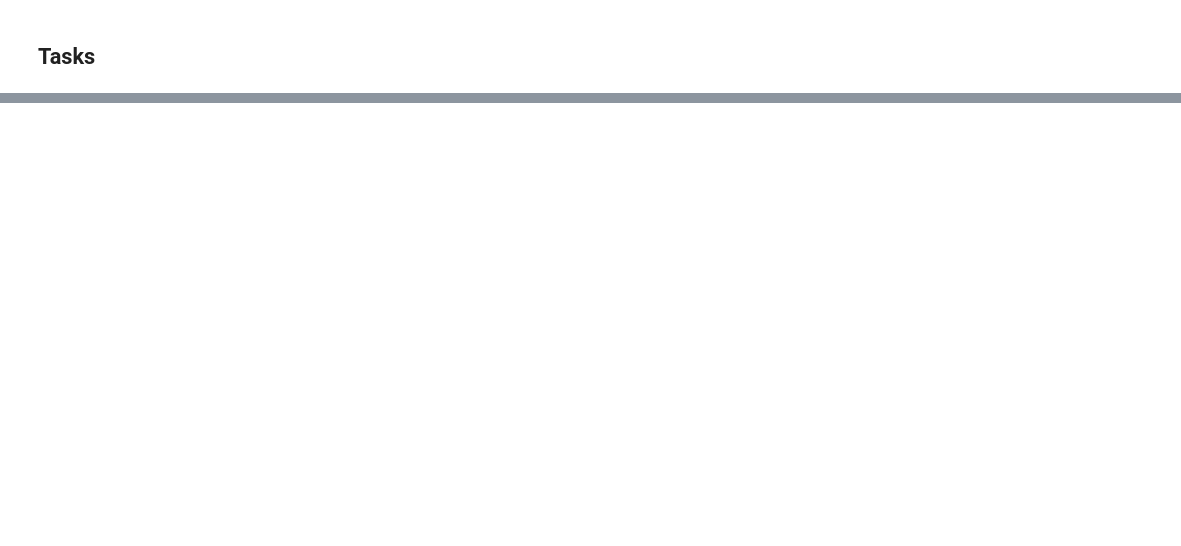
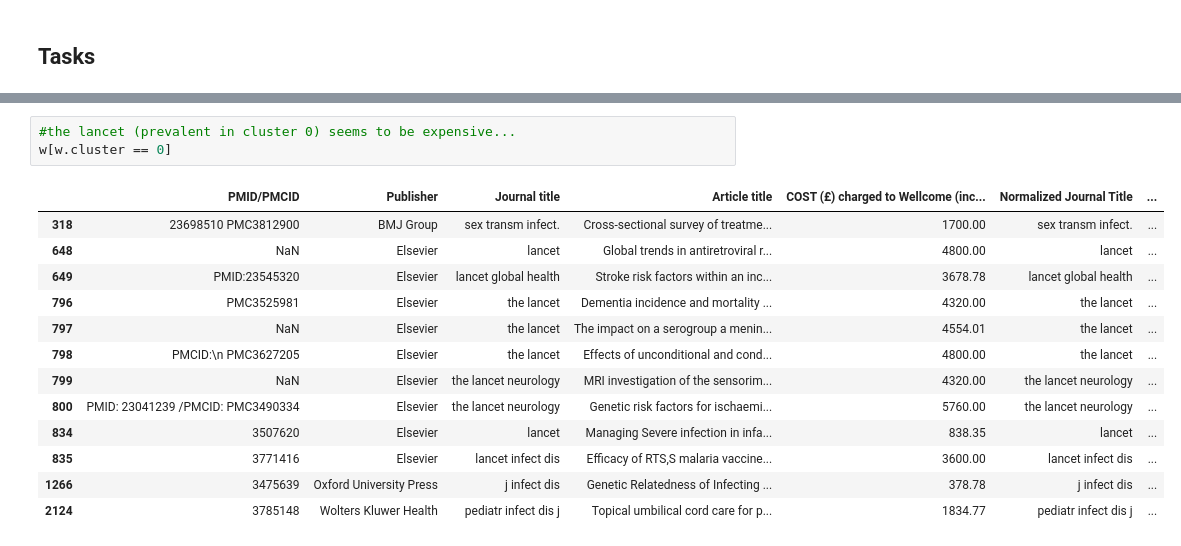
Before and after one commit to daddyprasad5/thinkful, a Jupyter notebook: Wellcome.ipynb, the cells around one changed output, grey strips where cells are left out. Drawn from its saved outputs; the diff is of its cells as text; blank space fills up the shorter version.

```diff
--- a/Wellcome.ipynb
+++ b/Wellcome.ipynb
@@ -293,0 +234,17 @@ w[w.cluster==7]
+# %%
+#the lancet (prevalent in cluster 0) seems to be expensive...
+w[w.cluster == 0]
+# %% [output]
+|  | PMID/PMCID | Publisher | Journal title | Article title | COST (£) charged to Wellcome (inc... | Normalized Journal Title | ... |
+| 318 | 23698510 PMC3812900 | BMJ Group | sex transm infect. | Cross-sectional survey of treatme... | 1700.00 | sex transm infect. | ... |
+| 648 | NaN | Elsevier | lancet | Global trends in antiretroviral r... | 4800.00 | lancet | ... |
+| 649 | PMID:23545320 | Elsevier | lancet global health | Stroke risk factors within an inc... | 3678.78 | lancet global health | ... |
+| 796 | PMC3525981 | Elsevier | the lancet | Dementia incidence and mortality ... | 4320.00 | the lancet | ... |
+| 797 | NaN | Elsevier | the lancet | The impact on a serogroup a menin... | 4554.01 | the lancet | ... |
+| 798 | PMCID:\n PMC3627205 | Elsevier | the lancet | Effects of unconditional and cond... | 4800.00 | the lancet | ... |
+| 799 | NaN | Elsevier | the lancet neurology | MRI investigation of the sensorim... | 4320.00 | the lancet neurology | ... |
+| 800 | PMID: 23041239 /PMCID: PMC3490334 | Elsevier | the lancet neurology | Genetic risk factors for ischaemi... | 5760.00 | the lancet neurology | ... |
+| 834 | 3507620 | Elsevier | lancet | Managing Severe infection in infa... | 838.35 | lancet | ... |
+| 835 | 3771416 | Elsevier | lancet infect dis | Efficacy of RTS,S malaria vaccine... | 3600.00 | lancet infect dis | ... |
+| 1266 | 3475639 | Oxford University Press | j infect dis | Genetic Relatedness of Infecting ... | 378.78 | j infect dis | ... |
+| 2124 | 3785148 | Wolters Kluwer Health | pediatr infect dis j | Topical umbilical cord care for p... | 1834.77 | pediatr infect dis j | ... |
```
Also changed, not shown: parts of 12 cells of this notebook.
